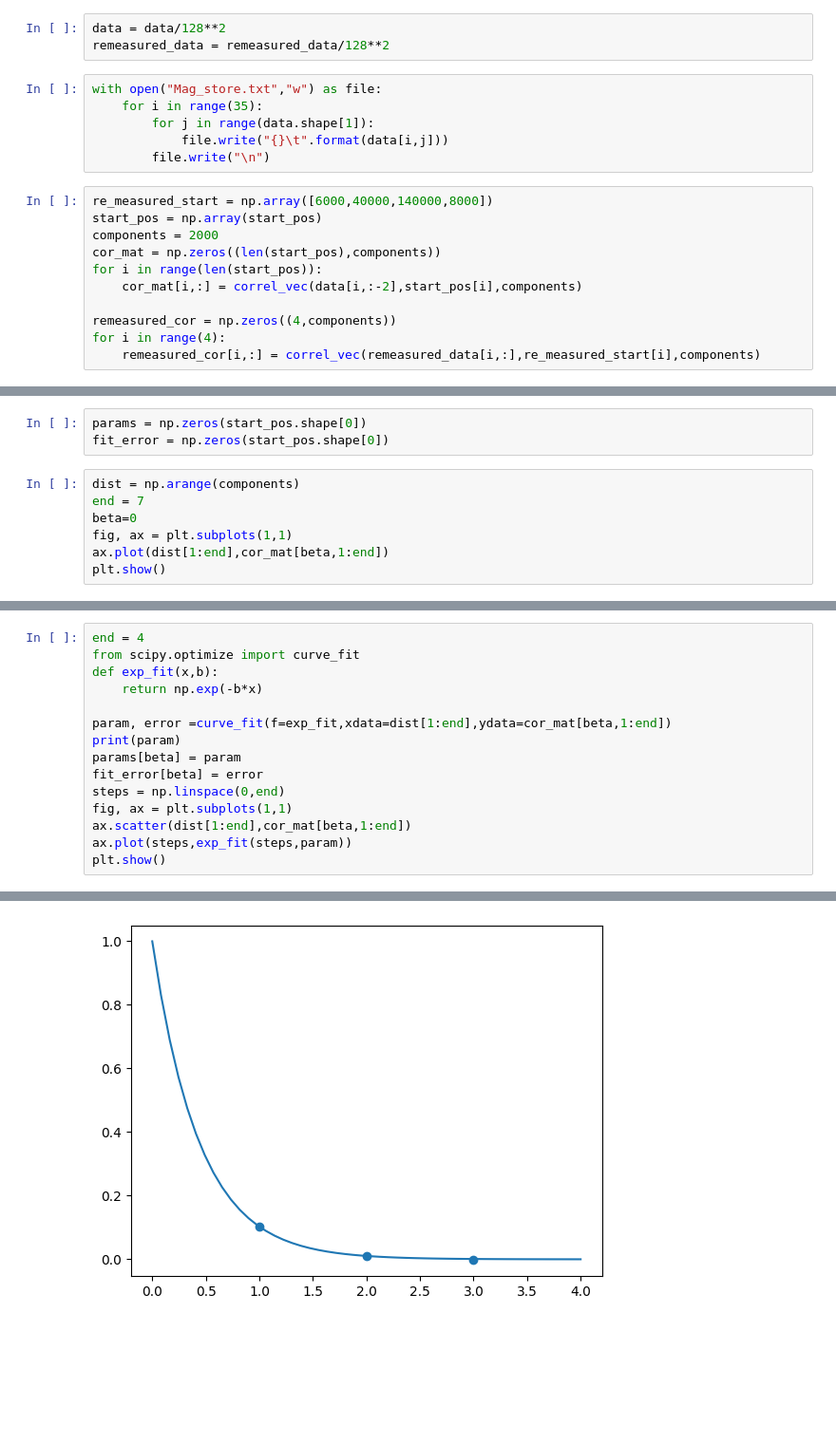
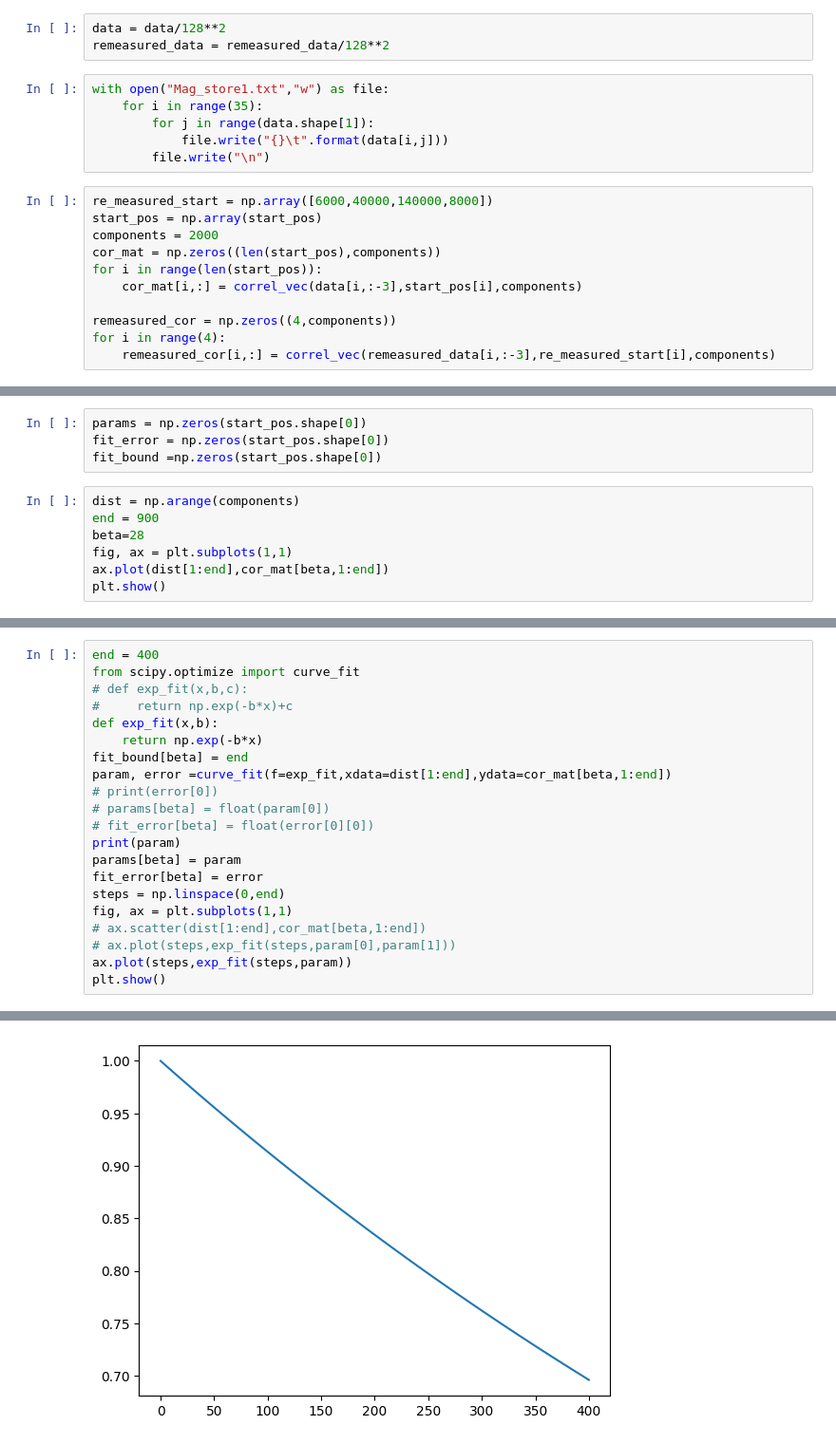
Before and after one commit to ChriGomm/MonteCarlo, a Jupyter notebook: code/auswertung.ipynb, the cells around one changed output, grey strips where cells are left out. Shown: that part at 95% size. Cells and saved outputs as stored; diff of their text form; blank space fills up the shorter version.

```diff
--- a/code/auswertung.ipynb
+++ b/code/auswertung.ipynb
@@ -177,7 +179,7 @@ remeasured_data = remeasured_data.to_numpy()
 data = data/128**2
 remeasured_data = remeasured_data/128**2
 # %%
-with open("Mag_store.txt","w") as file:
+with open("Mag_store1.txt","w") as file:
     for i in range(35):
         for j in range(data.shape[1]):
             file.write("{}\t".format(data[i,j]))
@@ -188,9 +190,9 @@ start_pos = np.array(start_pos)
 components = 2000
 cor_mat = np.zeros((len(start_pos),components))
 for i in range(len(start_pos)):
-    cor_mat[i,:] = correl_vec(data[i,:-2],start_pos[i],components)
+    cor_mat[i,:] = correl_vec(data[i,:-3],start_pos[i],components)
 
 remeasured_cor = np.zeros((4,components))
 for i in range(4):
-    remeasured_cor[i,:] = correl_vec(remeasured_data[i,:],re_measured_start[i],components)
+    remeasured_cor[i,:] = correl_vec(remeasured_data[i,:-3],re_measured_start[i],components)
 # %%
@@ -200,10 +206,11 @@ correl(data[0,:-2],200,0)
 # %%
 params = np.zeros(start_pos.shape[0])
 fit_error = np.zeros(start_pos.shape[0])
+fit_bound =np.zeros(start_pos.shape[0])
 # %%
 dist = np.arange(components)
-end = 7
-beta=0
+end = 900
+beta=28
 fig, ax = plt.subplots(1,1)
 ax.plot(dist[1:end],cor_mat[beta,1:end])
 plt.show()
@@ -212,16 +219,22 @@ plt.show()
 # %%
-end = 4
+end = 400
 from scipy.optimize import curve_fit
+# def exp_fit(x,b,c):
+#     return np.exp(-b*x)+c
 def exp_fit(x,b):
     return np.exp(-b*x)
-
+fit_bound[beta] = end
 param, error =curve_fit(f=exp_fit,xdata=dist[1:end],ydata=cor_mat[beta,1:end])
+# print(error[0])
+# params[beta] = float(param[0])
+# fit_error[beta] = float(error[0][0])
 print(param)
 params[beta] = param
 fit_error[beta] = error
 steps = np.linspace(0,end)
 fig, ax = plt.subplots(1,1)
-ax.scatter(dist[1:end],cor_mat[beta,1:end])
+# ax.scatter(dist[1:end],cor_mat[beta,1:end])
+# ax.plot(steps,exp_fit(steps,param[0],param[1]))
 ax.plot(steps,exp_fit(steps,param))
 plt.show()
 # %% [output]
@@ -229 +242 @@ plt.show()
-[figure, old version]
+[figure, new version]
```
Also changed, not shown: parts of 13 cells of this notebook.
